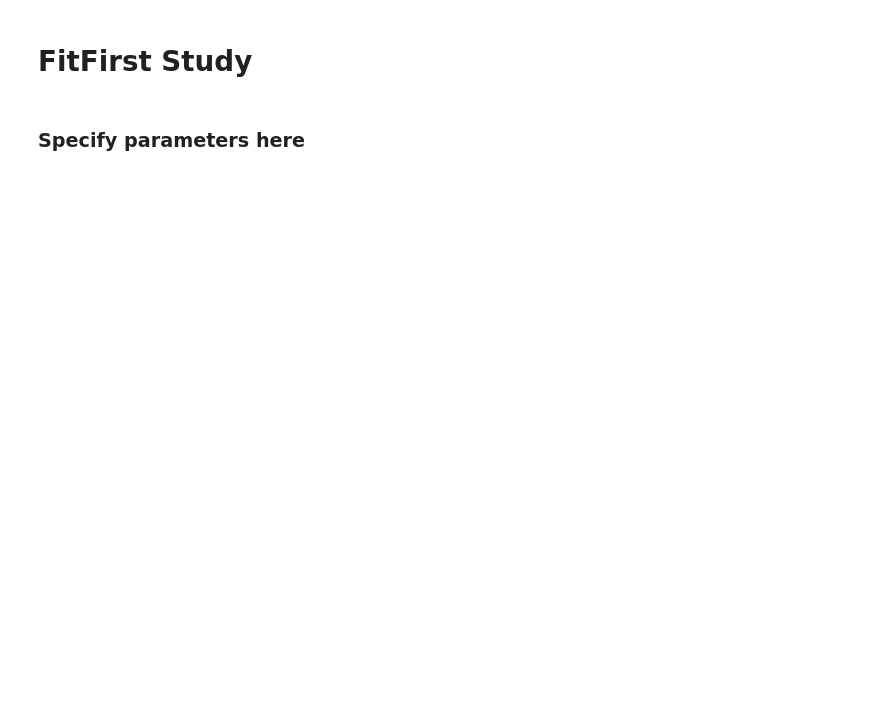
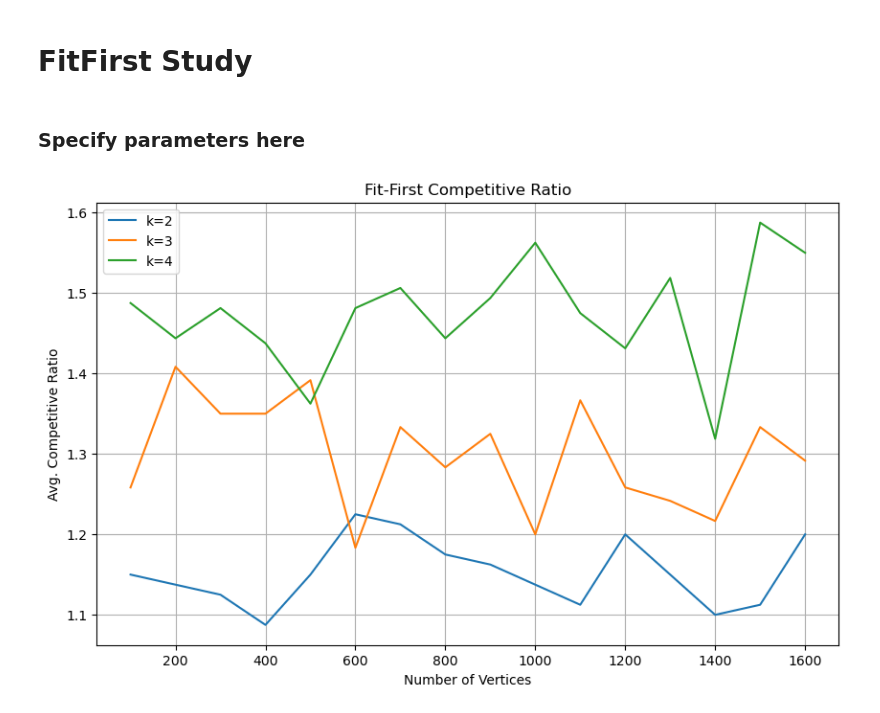
Before and after one commit to Sahil-Pattni/COMP-6651-Project, a Jupyter notebook: src/FitFirst_Study.ipynb, the cells around one changed output. Drawn from its saved outputs; the diff is of its cells as text; code cells hidden in the pictures; blank space fills up the shorter version.

Commit message:
Completed FitFirst study

```diff
--- a/src/FitFirst_Study.ipynb
+++ b/src/FitFirst_Study.ipynb
@@ -53,6 +53,19 @@ for k in k_range:
 # Save the data
 df = convert_to_dataframe(data)
 df.to_feather(f'../data/fit_first_2.ftr')
+# %%
+fig, ax = plt.subplots(figsize=(10,6))
+for k in k_range:
+    _df = df[df.k==k]
+    ax.plot(_df.n, _df.ratio, label=f'k={k}')
+ax.set_xlabel('Number of Vertices')
+ax.set_ylabel('Avg. Competitive Ratio')
+ax.legend()
+plt.title('Fit-First Competitive Ratio')
+plt.grid()
+plt.show()
+# %% [output]
+[figure, added]
 # %%
 df
 # %% [output]
```
Also changed, not shown: parts of 3 cells of this notebook.
